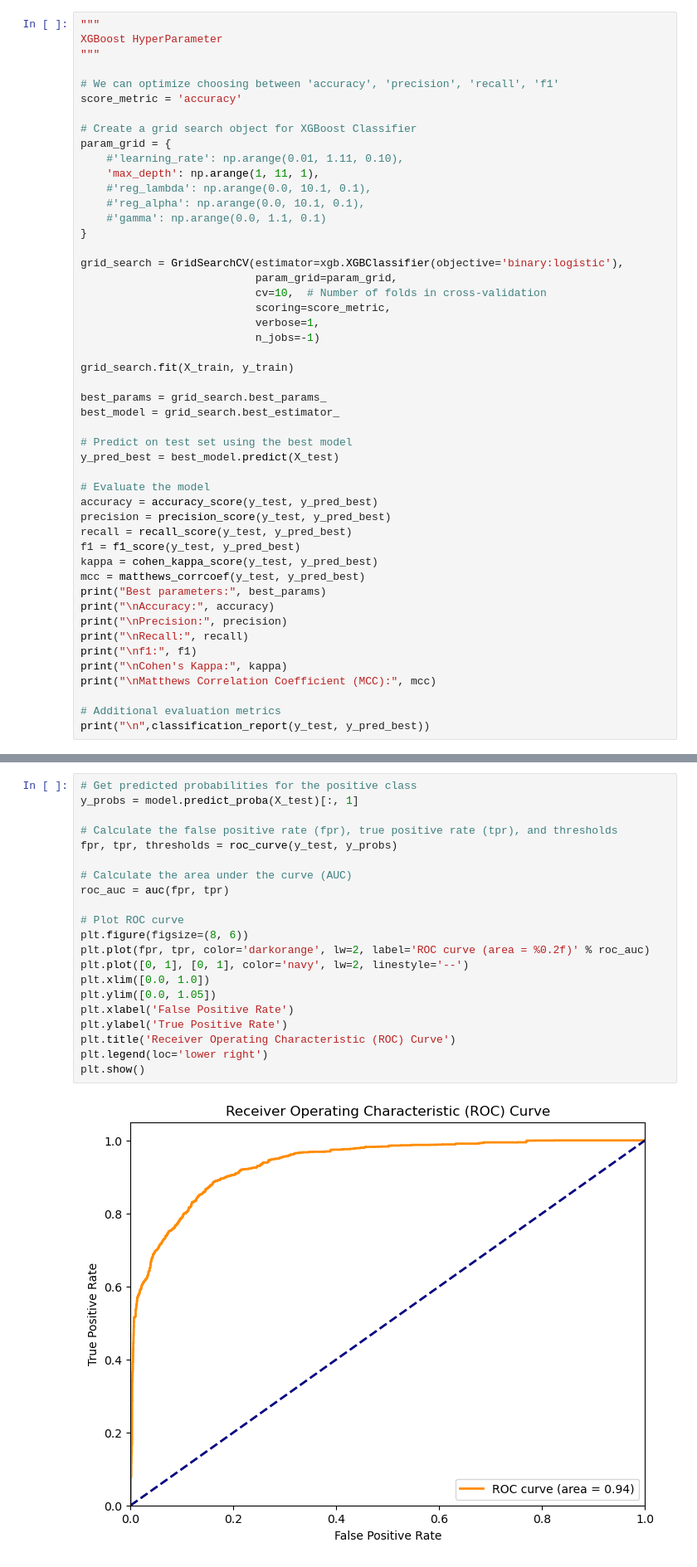
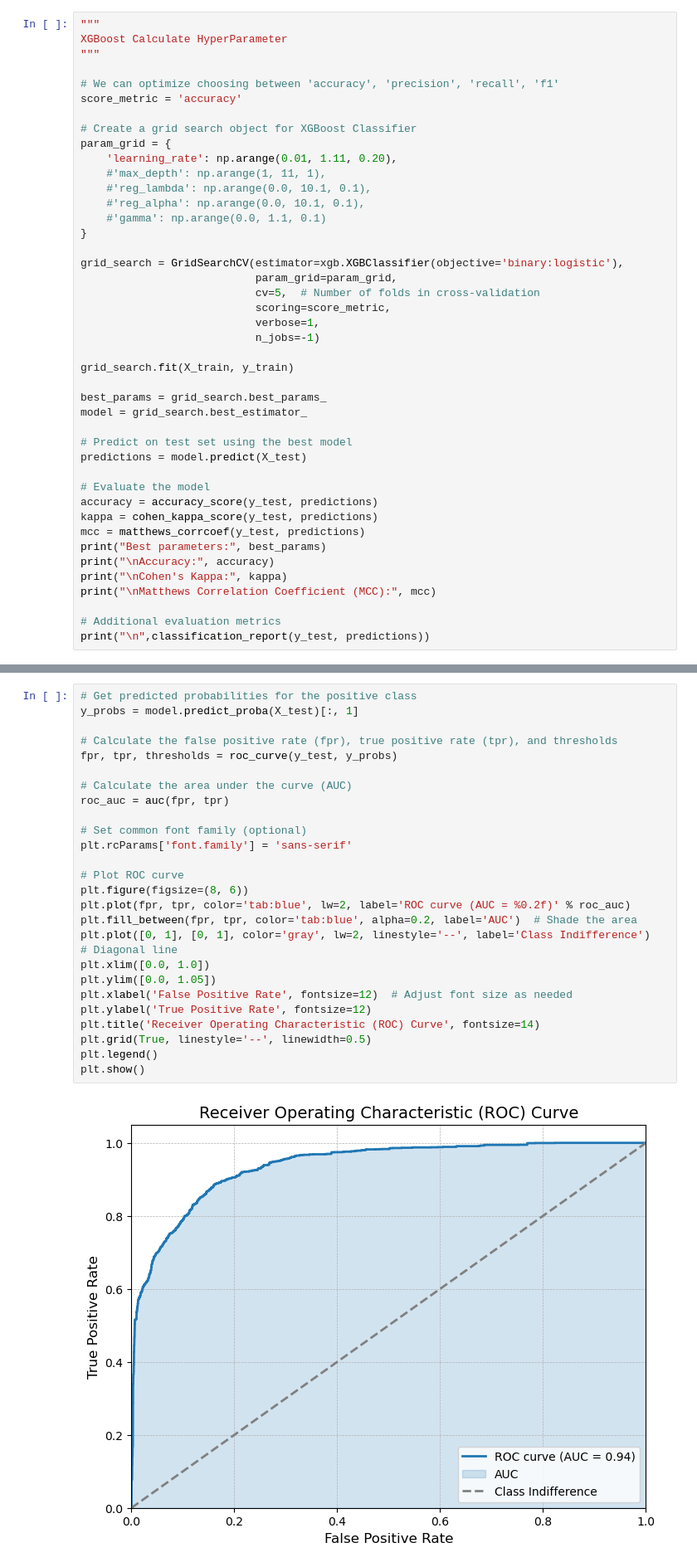
Before and after one commit to DimopDim/PhD, a Jupyter notebook: 05_Machine_Learning/02_XGBoost_expire_flag.ipynb, the cells around one changed output, grey strips where cells are left out. Shown at 83% size. Saved outputs shown, nothing was run; the diff lists cells and outputs as text.

```diff
--- a/05_Machine_Learning/02_XGBoost_expire_flag.ipynb
+++ b/05_Machine_Learning/02_XGBoost_expire_flag.ipynb
@@ -94,7 +94,7 @@ X_test = combined_df_encoded_test.drop(['row_count', 'subject_id', 'hadm_id', 'T
 y_test = combined_df_encoded_test['hospital_expire_flag']
 # %%
 """
-XGBoost HyperParameter
+XGBoost Calculate HyperParameter
 """
 
 # We can optimize choosing between 'accuracy', 'precision', 'recall', 'f1'
@@ -102,8 +102,8 @@ score_metric = 'accuracy'
 
 # Create a grid search object for XGBoost Classifier
 param_grid = {
-    #'learning_rate': np.arange(0.01, 1.11, 0.10),
-    'max_depth': np.arange(1, 11, 1),
+    'learning_rate': np.arange(0.01, 1.11, 0.20),
+    #'max_depth': np.arange(1, 11, 1),
     #'reg_lambda': np.arange(0.0, 10.1, 0.1),
     #'reg_alpha': np.arange(0.0, 10.1, 0.1),
     #'gamma': np.arange(0.0, 1.1, 0.1)
@@ -111,7 +111,7 @@ param_grid = {
 
 grid_search = GridSearchCV(estimator=xgb.XGBClassifier(objective='binary:logistic'),
                            param_grid=param_grid,
-                           cv=10,  # Number of folds in cross-validation
+                           cv=5,  # Number of folds in cross-validation
                            scoring=score_metric,
                            verbose=1,
                            n_jobs=-1)
@@ -119,28 +119,22 @@ grid_search = GridSearchCV(estimator=xgb.XGBClassifier(objective='binary:logisti
 grid_search.fit(X_train, y_train)
 
 best_params = grid_search.best_params_
-best_model = grid_search.best_estimator_
+model = grid_search.best_estimator_
 
 # Predict on test set using the best model
-y_pred_best = best_model.predict(X_test)
+predictions = model.predict(X_test)
 
 # Evaluate the model
-accuracy = accuracy_score(y_test, y_pred_best)
-precision = precision_score(y_test, y_pred_best)
-recall = recall_score(y_test, y_pred_best)
-f1 = f1_score(y_test, y_pred_best)
-kappa = cohen_kappa_score(y_test, y_pred_best)
-mcc = matthews_corrcoef(y_test, y_pred_best)
+accuracy = accuracy_score(y_test, predictions)
+kappa = cohen_kappa_score(y_test, predictions)
+mcc = matthews_corrcoef(y_test, predictions)
 print("Best parameters:", best_params)
 print("\nAccuracy:", accuracy)
-print("\nPrecision:", precision)
-print("\nRecall:", recall)
-print("\nf1:", f1)
 print("\nCohen's Kappa:", kappa)
 print("\nMatthews Correlation Coefficient (MCC):", mcc)
 
 # Additional evaluation metrics
-print("\n",classification_report(y_test, y_pred_best))
+print("\n",classification_report(y_test, predictions))
 # %%
 """
 XGBoost without HyperParameter
@@ -217,26 +214,31 @@ Top 20 most important features:
 # %%
 # Get predicted probabilities for the positive class
 y_probs = model.predict_proba(X_test)[:, 1]
 
 # Calculate the false positive rate (fpr), true positive rate (tpr), and thresholds
 fpr, tpr, thresholds = roc_curve(y_test, y_probs)
 
 # Calculate the area under the curve (AUC)
 roc_auc = auc(fpr, tpr)
 
+# Set common font family (optional)
+plt.rcParams['font.family'] = 'sans-serif'
+
 # Plot ROC curve
 plt.figure(figsize=(8, 6))
-plt.plot(fpr, tpr, color='darkorange', lw=2, label='ROC curve (area = %0.2f)' % roc_auc)
-plt.plot([0, 1], [0, 1], color='navy', lw=2, linestyle='--')
+plt.plot(fpr, tpr, color='tab:blue', lw=2, label='ROC curve (AUC = %0.2f)' % roc_auc)
+plt.fill_between(fpr, tpr, color='tab:blue', alpha=0.2, label='AUC')  # Shade the area
+plt.plot([0, 1], [0, 1], color='gray', lw=2, linestyle='--', label='Class Indifference')  # Diagonal line
 plt.xlim([0.0, 1.0])
 plt.ylim([0.0, 1.05])
-plt.xlabel('False Positive Rate')
-plt.ylabel('True Positive Rate')
-plt.title('Receiver Operating Characteristic (ROC) Curve')
-plt.legend(loc='lower right')
+plt.xlabel('False Positive Rate', fontsize=12)  # Adjust font size as needed
+plt.ylabel('True Positive Rate', fontsize=12)
+plt.title('Receiver Operating Characteristic (ROC) Curve', fontsize=14)
+plt.grid(True, linestyle='--', linewidth=0.5)
+plt.legend()
 plt.show()
 # %% [output]
-[figure, old version]
+[figure, new version]
 # %%
 # Calculate precision and recall
 precision, recall, thresholds = precision_recall_curve(y_test, y_probs)
```
Also changed, not shown: parts of 8 cells of this notebook.
